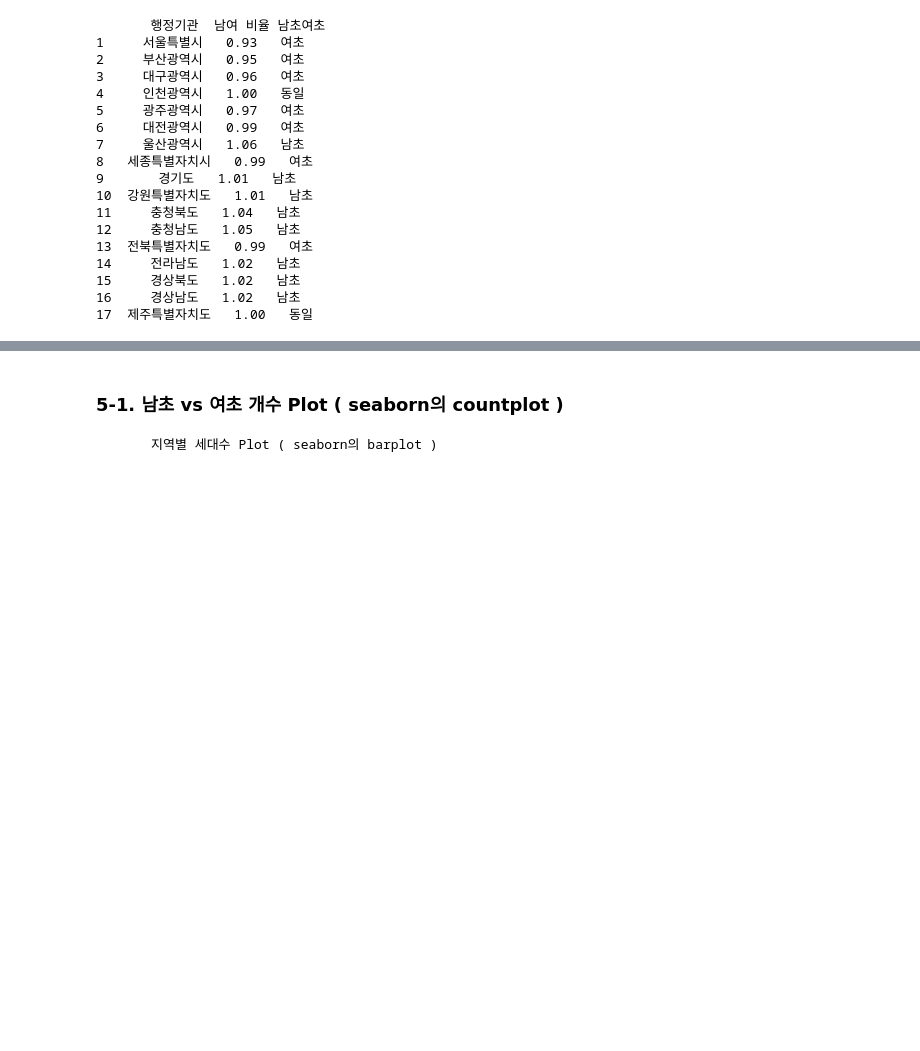
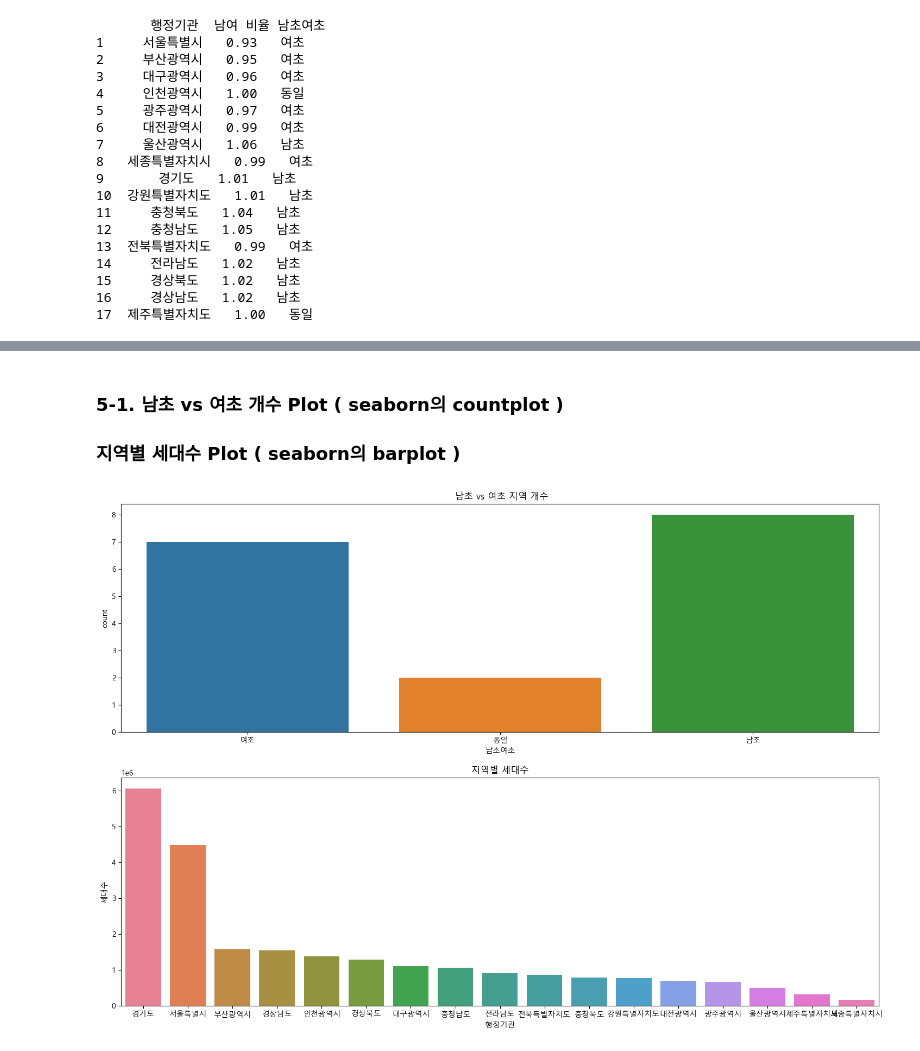
Before and after one commit to jero-06/Python_WebScrapting_DataAnalsis, a Jupyter notebook: 연습문제/04_pop_analysis.ipynb, the cells around one changed output, grey strips where cells are left out. Saved outputs shown, nothing was run; the diff lists cells and outputs as text; code cells hidden in the pictures; blank space fills up the shorter version.

```diff
--- a/연습문제/04_pop_analysis.ipynb
+++ b/연습문제/04_pop_analysis.ipynb
@@ -187,3 +198,18 @@ print(ratio_df[['행정기관', '남여 비율', '남초여초']])
 # %% [markdown]
 ### 5-1.   남초 vs 여초 개수 Plot  ( seaborn의 countplot )
-         지역별 세대수 Plot ( seaborn의 barplot )
+###         지역별 세대수 Plot ( seaborn의 barplot )
+# %%
+figure,(ax1, ax2) = plt.subplots(nrows=2,ncols=1)
+figure.set_size_inches(18,12)
+
+# 남초 vs 여초 개수 Plot ( seaborn의 countplot )
+gender_plot = sns.countplot(data=ratio_df, x="남초여초", ax=ax1, hue="남초여초")
+gender_plot.set_title(' 남초 vs 여초 지역 개수')
+
+# 지역별 세대수 Plot ( seaborn의 barplot )
+area_plot = sns.barplot(data=sido_df.sort_values(by='세대수', ascending=False), x="행정기관", y="세대수", ax=ax2, hue="행정기관")
+area_plot.set_title('지역별 세대수')
+
+plt.show()
+# %% [output]
+[figure, added]
```
Also changed, not shown: parts of 4 cells of this notebook.
